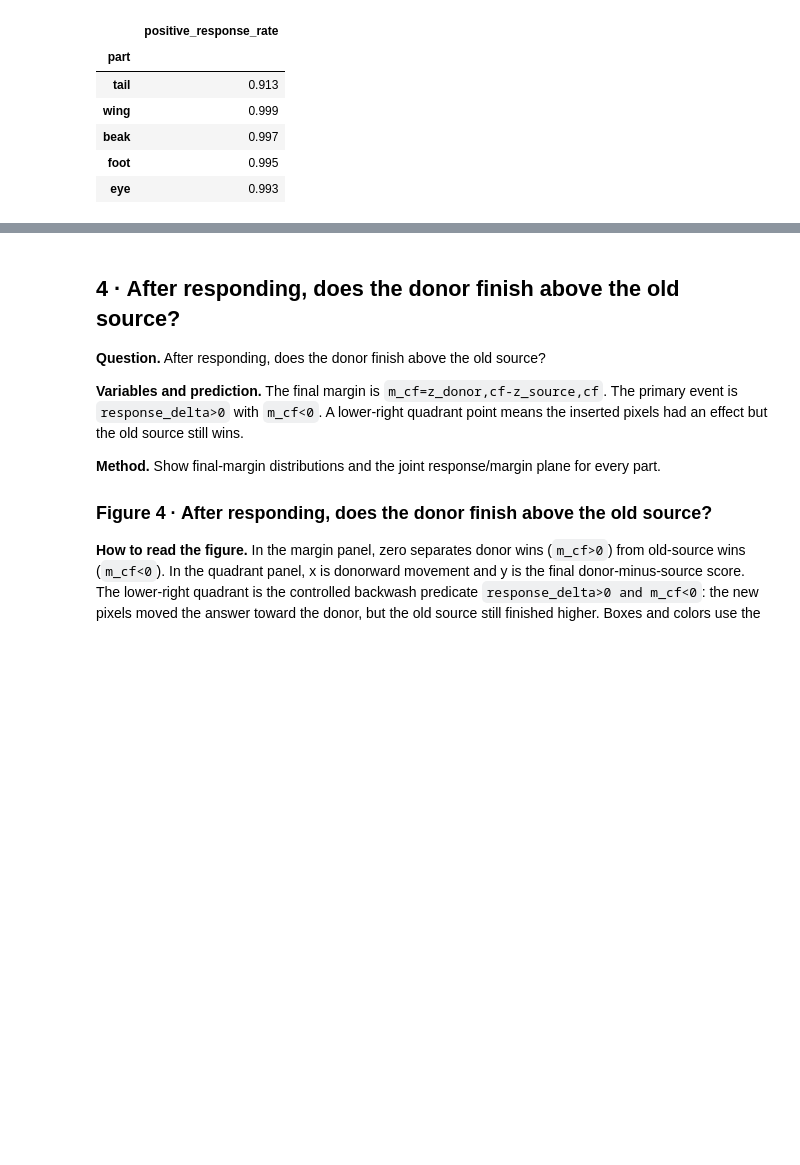
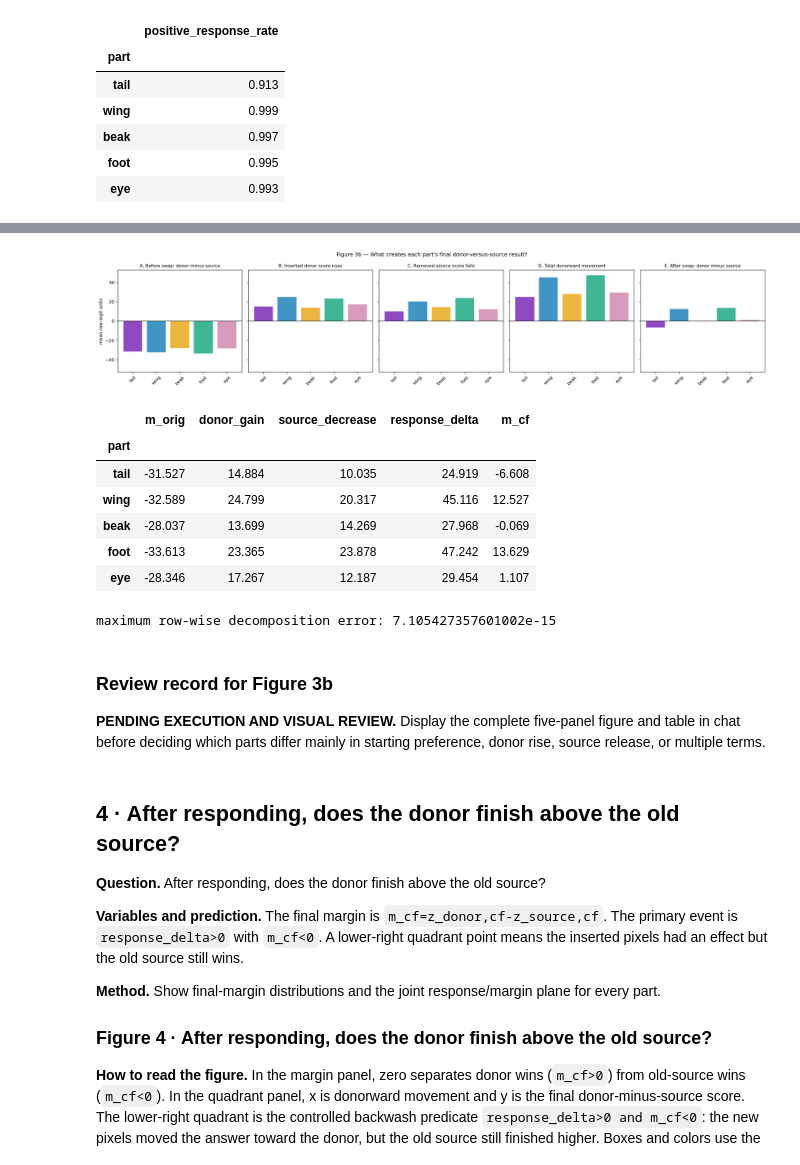
Before and after one commit to chinmayi-r/CBM-Concept-Backwash, a Jupyter notebook: curated/notebooks/02_funnybirds_cbm.ipynb, the cells around one changed output, grey strips where cells are left out. Saved outputs shown, nothing was run; the diff lists cells and outputs as text; code cells hidden in the pictures; blank space fills up the shorter version.

Commit message:
execute CBM and MCBM response decompositions

```diff
--- a/curated/notebooks/02_funnybirds_cbm.ipynb
+++ b/curated/notebooks/02_funnybirds_cbm.ipynb
@@ -422,3 +480,41 @@ plt.tight_layout(); plt.show(); display(rate.rename("positive_response_rate").to
+# %%
+# ALT: Standard FunnyBird CBM starting margin, donor-score gain, removed-source decrease, total response, and final margin for all five parts.
+component_columns=["m_orig","donor_gain","source_decrease","response_delta","m_cf"]
+component_means=S.groupby("part")[component_columns].mean().reindex(ORDER)
+decomposition_error=np.max(np.abs(S.m_cf-(S.m_orig+S.donor_gain+S.source_decrease)))
+if decomposition_error>1e-8: raise RuntimeError(f"decomposition error {decomposition_error}")
+titles=[("m_orig","A. Before swap: donor minus source"),
+        ("donor_gain","B. Inserted donor score rises"),
+        ("source_decrease","C. Removed source score falls"),
+        ("response_delta","D. Total donorward movement"),
+        ("m_cf","E. After swap: donor minus source")]
+lim=float(np.nanmax(np.abs(component_means.values)))*1.12
+fig,axes=plt.subplots(1,5,figsize=(21,4.4),sharey=True)
+for ax,(column,title) in zip(axes,titles):
+    values=component_means[column]
+    ax.bar(ORDER,values.values,color=[COLORS[p] for p in ORDER],alpha=.75)
+    ax.axhline(0,color="black",lw=.9); ax.set_title(title,fontsize=10)
+    ax.tick_params(axis="x",rotation=45); ax.set_ylim(-lim,lim)
+axes[0].set_ylabel("mean raw-logit units")
+fig.suptitle("Figure 3b — What creates each part's final donor-versus-source result?")
+plt.tight_layout(); plt.show(); display(component_means.round(3))
+print("maximum row-wise decomposition error:",decomposition_error)
+# %% [output]
+[figure, added]
+|  | m_orig | donor_gain | source_decrease | response_delta | m_cf |
+| part |  |  |  |  |  |
+| tail | -31.527 | 14.884 | 10.035 | 24.919 | -6.608 |
+| wing | -32.589 | 24.799 | 20.317 | 45.116 | 12.527 |
+| beak | -28.037 | 13.699 | 14.269 | 27.968 | -0.069 |
+| foot | -33.613 | 23.365 | 23.878 | 47.242 | 13.629 |
+| eye | -28.346 | 17.267 | 12.187 | 29.454 | 1.107 |
+maximum row-wise decomposition error: 7.105427357601002e-15
+# %% [markdown]
+### Review record for Figure 3b
+
+**PENDING EXECUTION AND VISUAL REVIEW.** Display the complete five-panel
+figure and table in chat before deciding which parts differ mainly in
+starting preference, donor rise, source release, or multiple terms.
 # %% [markdown]
 ## 4 · After responding, does the donor finish above the old source?
 
```
Also changed, not shown: parts of 23 cells of this notebook, 3 other files.
